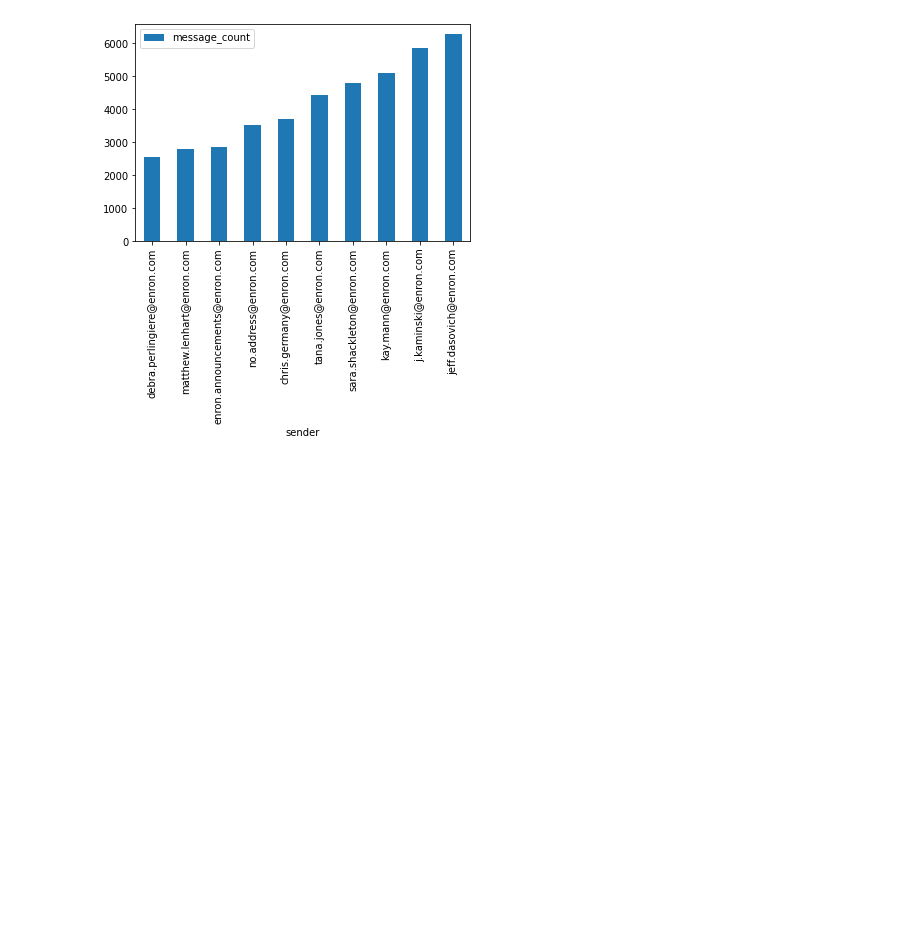
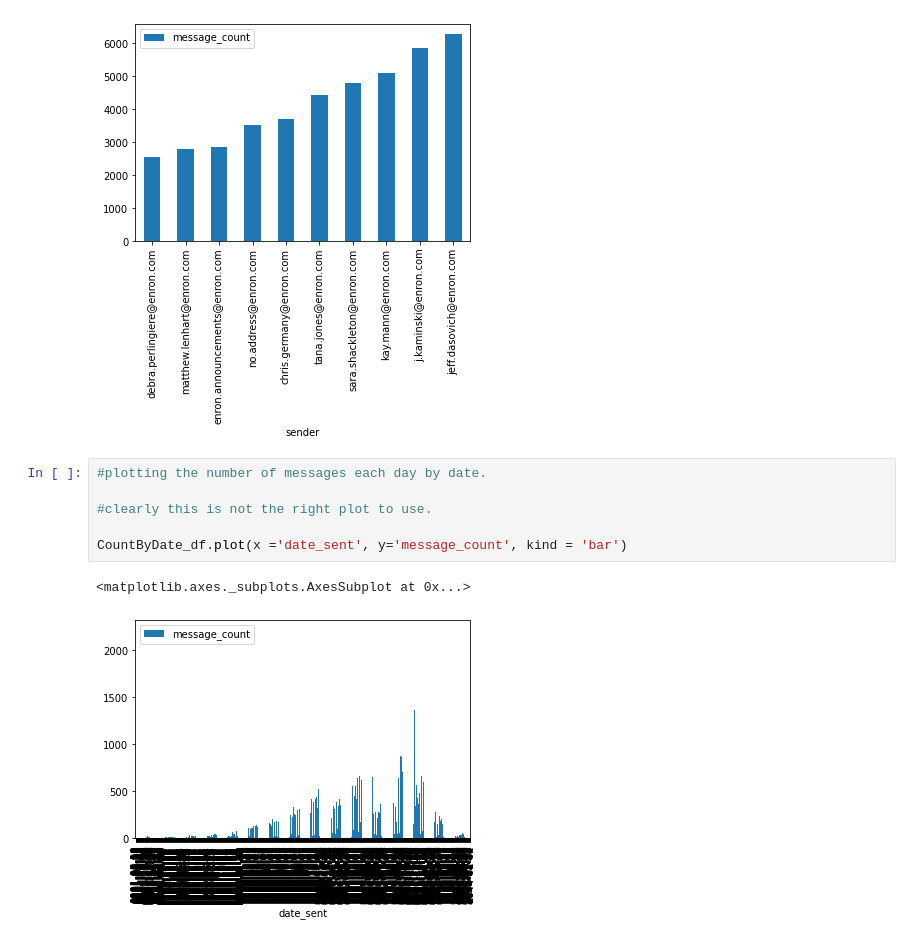
Before and after one commit to nathancomley/ASSIGNMENT-2, a Jupyter notebook: ASSESMENT_2_(TEST_PAD)_.ipynb, the cells around one changed output. Drawn from its saved outputs; the diff is of its cells as text; blank space fills up the shorter version.

```diff
--- a/ASSESMENT_2_(TEST_PAD)_.ipynb
+++ b/ASSESMENT_2_(TEST_PAD)_.ipynb
@@ -147,3 +147,12 @@ top10_df.plot(x ='sender', y='message_count', kind = 'bar')
 # %% [output]
 <matplotlib.axes._subplots.AxesSubplot at 0x...>
 [figure]
+# %%
+#plotting the number of messages each day by date.
+
+#clearly this is not the right plot to use.
+
+CountByDate_df.plot(x ='date_sent', y='message_count', kind = 'bar')
+# %% [output]
+<matplotlib.axes._subplots.AxesSubplot at 0x...>
+[figure, added]
```
Also changed, not shown: parts of 2 cells of this notebook.
